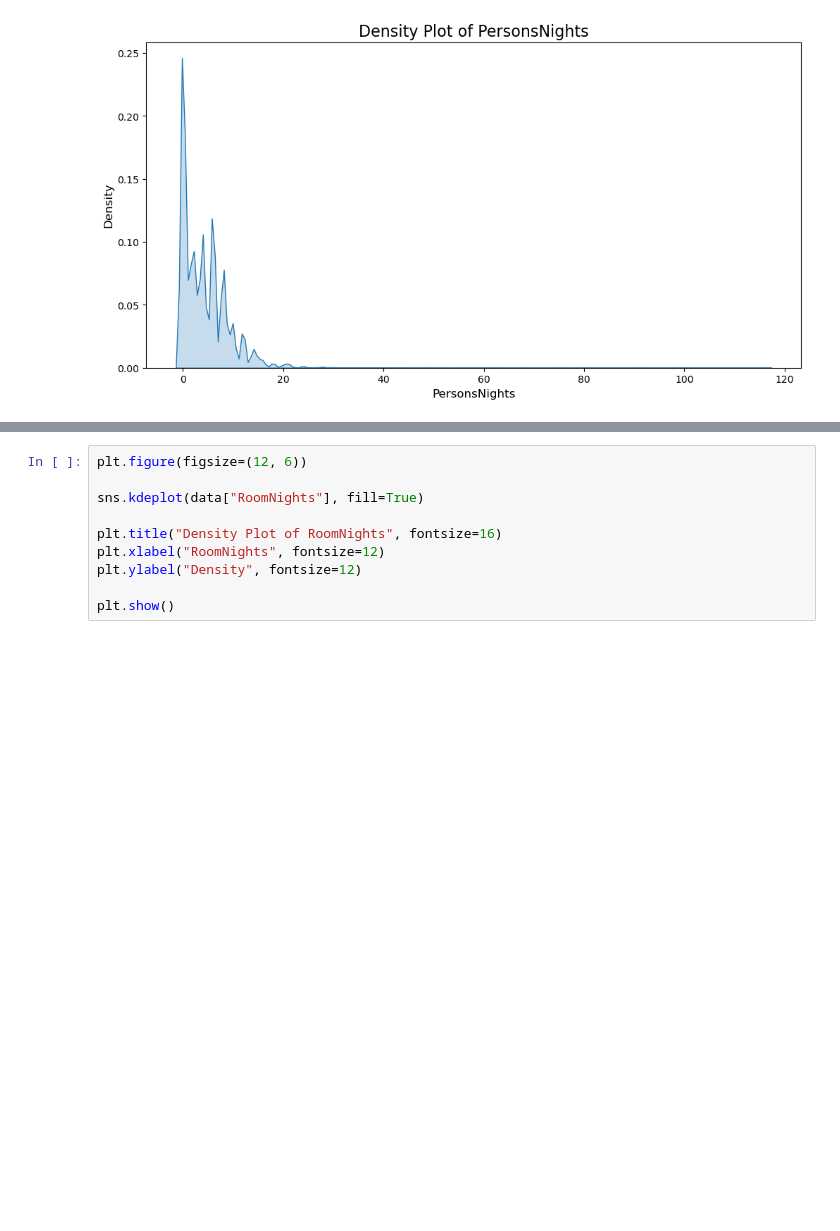
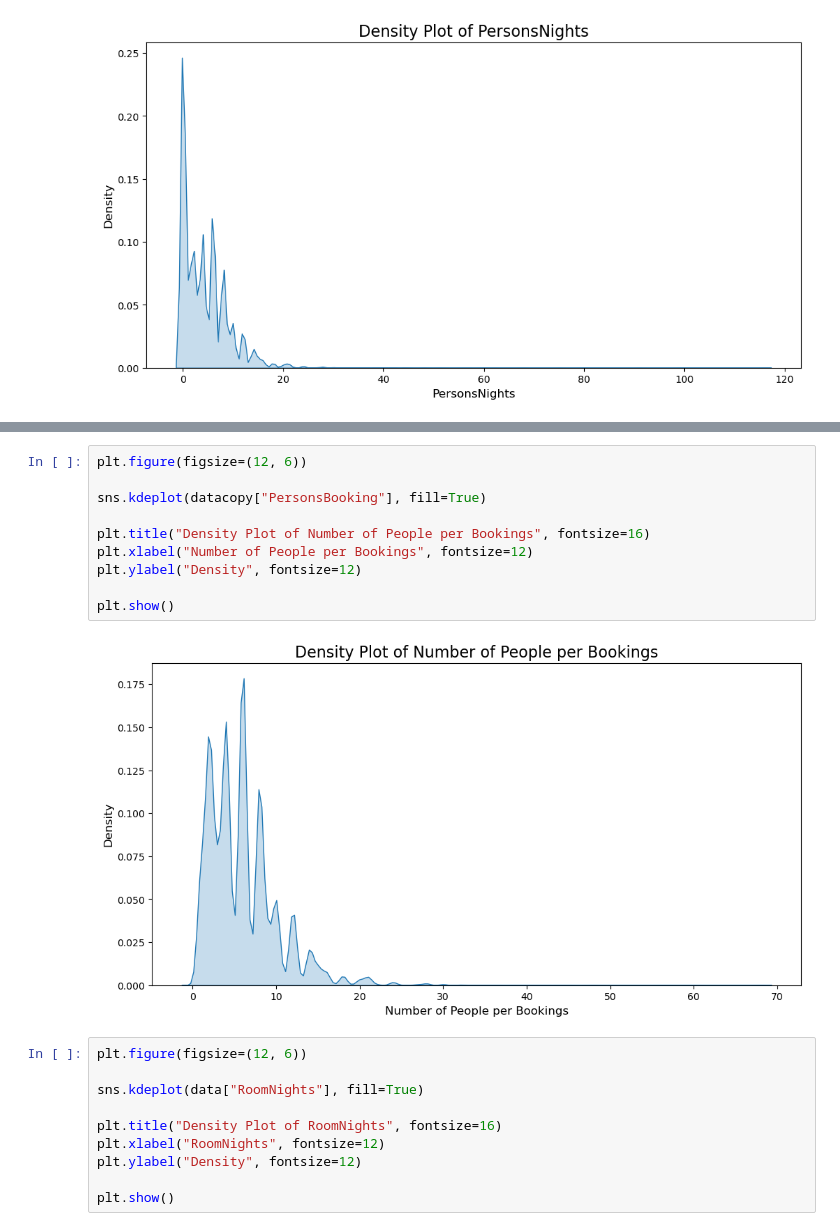
Before and after one commit to RubenCMarques/Hotel-Customer-Segmentation, a Jupyter notebook: Notebooks/Chloe_workspace.ipynb, the cells around one changed output, grey strips where cells are left out. Drawn from its saved outputs; the diff is of its cells as text; blank space fills up the shorter version.

```diff
--- a/Notebooks/Chloe_workspace.ipynb
+++ b/Notebooks/Chloe_workspace.ipynb
@@ -789,3 +814,15 @@ plt.show()
+# %%
+plt.figure(figsize=(12, 6))
+
+sns.kdeplot(datacopy["PersonsBooking"], fill=True)
+
+plt.title("Density Plot of Number of People per Bookings", fontsize=16)
+plt.xlabel("Number of People per Bookings", fontsize=12)
+plt.ylabel("Density", fontsize=12)
+
+plt.show()
+# %% [output]
+[figure, added]
 # %%
 plt.figure(figsize=(12, 6))
 
```
Also changed, not shown: parts of 11 cells of this notebook.
